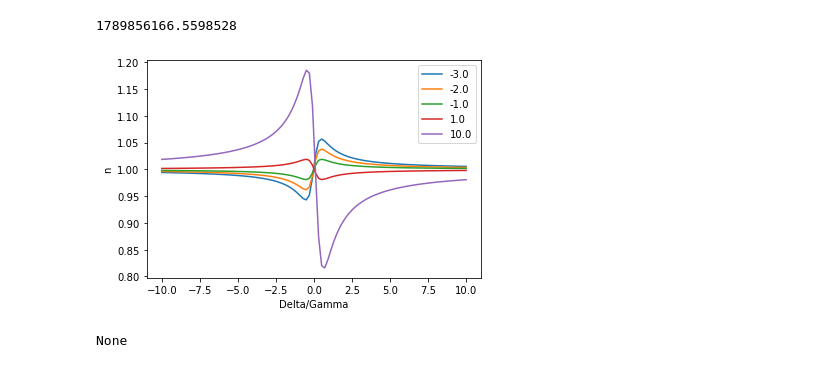
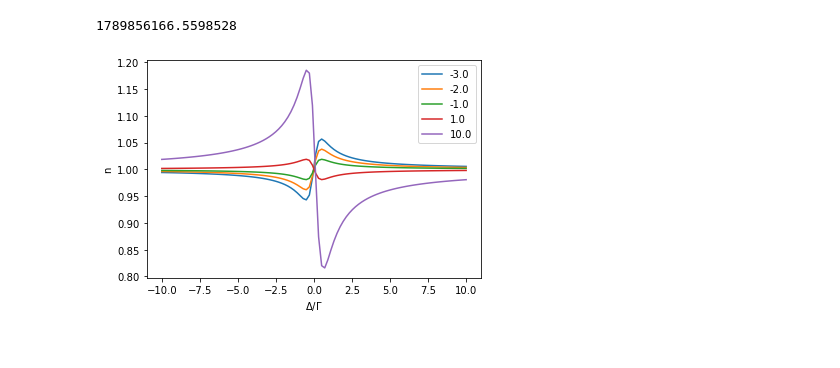
Before and after one commit to ACGuerrero/QIF_PhotonicCrystals, a Jupyter notebook: code_photonic_lattice.ipynb, the cells around one changed output. Cells and saved outputs as stored; diff of their text form; code cells hidden in the pictures.

```diff
--- a/code_photonic_lattice.ipynb
+++ b/code_photonic_lattice.ipynb
@@ -11,6 +13,12 @@ def Pressure(T):
         return 10**( -94.04826 - 1961.258/T - 0.03771687*T + 42.57526*np.log10(T) )
     else:
         return 10**( 15.88253 - 4529.635/T + 0.00058663*T - 2.99138*np.log10(T) )
+
+def wavelength_to_pulsation(wl):
+    return (2*np.pi*c)/(wl)
+
+def pulsation_to_wavelength(om):
+    return (2*np.pi*c)/(om)
 # %%
 T = 200
 N = Pressure(T)*133.323/(k*T)
@@ -24,35 +32,36 @@ gamma = 6 #MHz
 detuning = np.linspace(-10,10,100)
 
 chi1 = -N*3*((lambda_at**3)/(4*np.pi**2))*((2*detuning/gamma)-1j)/(1+4*(detuning/gamma)**2)
 disp_indice = np.real(np.sqrt(1+chi1))
 
 #plt.plot(detuning,disp_indice)
 #plt.xlabel('detuning')
 #plt.ylabel('n')
 
 def chi(rho_lam3,delta_gamma):
     return -3*((rho_lam3)/(4*np.pi**2))*((2*delta_gamma)-1j)/(1+4*(delta_gamma)**2)
 
 def n(rho_lam3,delta_gamma):
     return np.real(np.sqrt(1+chi(rho_lam3,delta_gamma)))
 
 def nxi(xi):
     return np.real(np.sqrt(1+xi))
 
 delta_gamma = np.linspace(-10,10,100)
 rho_lambda = np.array([1*e-3,1*e-2,1*e-1,1,10])
-wavelength = 780.241209686*1e-9
+wavelength = 720*1e-9
+omegasteck = wavelength_to_pulsation(wavelength)
 plt.figure()
 for rho_lam in rho_lambda:
     plt.plot(delta_gamma,n(rho_lam,delta_gamma),label = rho_lam)
 plt.xlabel(r'$\Delta/\Gamma$')
 plt.legend()
 plt.ylabel('n')
 plt.savefig('figures/n_vs_delta.pdf')
 plt.show()
 plt.close()
 # %% [output]
-[figure, old version]
+[figure, new version]
 # %%
 def Xii(rho_lambda,delta_gamma):
     return -3*(rho_lambda/(4*np.pi**2))*((2*delta_gamma))/(1+4*(delta_gamma)**2)
@@ -69,7 +79,3 @@ plt.title(r'$n_{at}$ '+f'\nmax={np.max(Z):.3f}')
 plt.colorbar()
 plt.savefig('figures/xi.pdf')
 plt.close()
-# %%
-print(Xii(1,2))
-# %% [output]
-None
```
Also changed, not shown: parts of 3 cells of this notebook, 5 other files.
